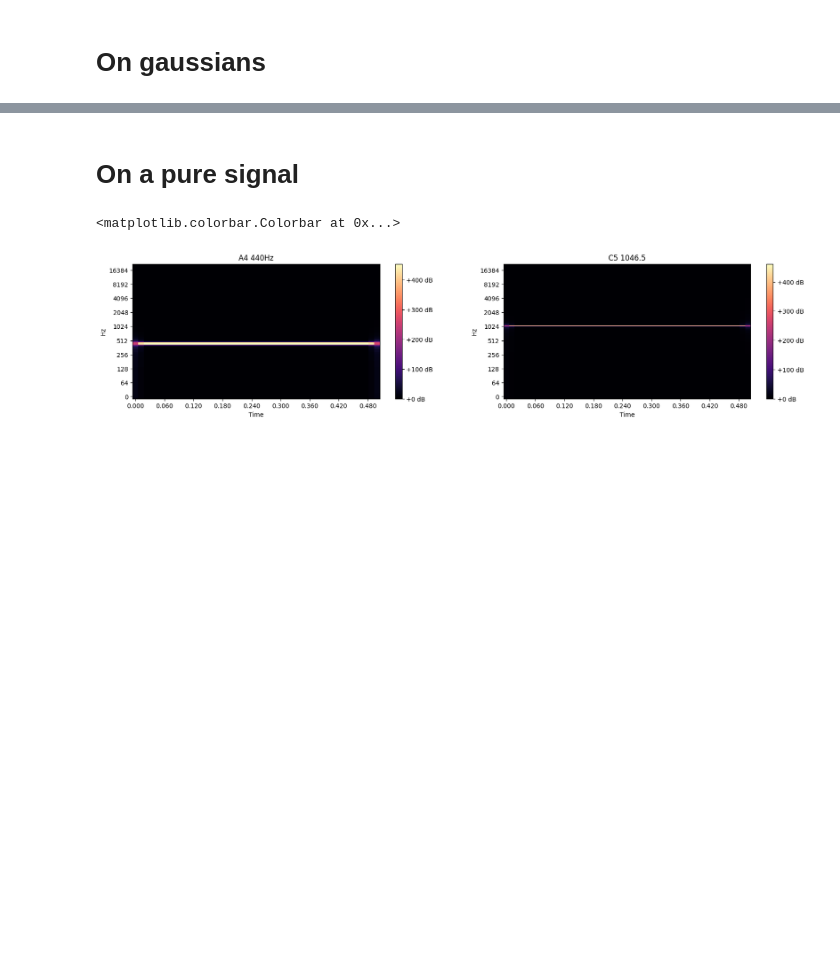
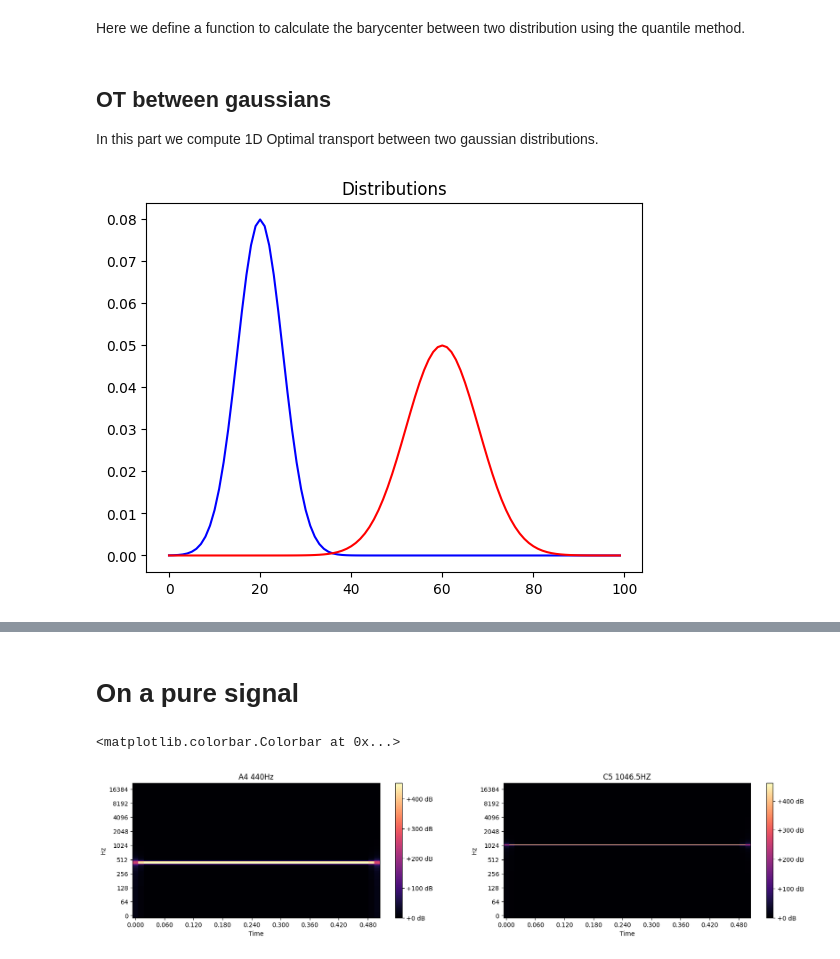
Before and after one commit to zaquastier/audio_1D_transport, a Jupyter notebook: audio_ot.ipynb, the cells around one changed output, grey strips where cells are left out. Cells and saved outputs as stored; diff of their text form; code cells hidden in the pictures; blank space fills up the shorter version.

```diff
--- a/audio_ot.ipynb
+++ b/audio_ot.ipynb
@@ -8,6 +17,6 @@ import matplotlib.pyplot as plt
 import numpy as np
 import ipywidgets as widgets
 import ot
-# %% [markdown]
-# On gaussians
+# %% [markdown]
+Here we define a function to calculate the barycenter between two distribution using the quantile method.
 # %%
@@ -58,4 +69,31 @@ def get_barycenter(mus, S, F, alpha, method='linear'):
     V3[1:] = V3[1:] - V3[:-1]
 
     return V3, Finv, Finv_bar
+# %% [markdown]
+## OT between gaussians
+
+In this part we compute 1D Optimal transport between two gaussian distributions.
+# %%
+# We compute two 1000-bins gaussian distributions with different mean and std
+
+n = 100
+x = np.arange(n, dtype=np.float64)
+
+m1 = n * 0.2
+m2 = n * 0.6
+s1 = n * 0.05
+s2 = n * 0.08
+
+# Gaussian distributions
+a1 = ot.datasets.make_1D_gauss(n, m=m1, s=s1)  # m= mean, s= std
+a2 = ot.datasets.make_1D_gauss(n, m=m2, s=s2)
+
+fig, ax = plt.subplots()
+ax.plot(x, a1, color="blue")
+ax.plot(x, a2, color="red")
+ax.set_title('Distributions')
+
+plt.show()
+# %% [output]
+[figure, added]
 # %%
```
Also changed, not shown: parts of 18 cells of this notebook.
